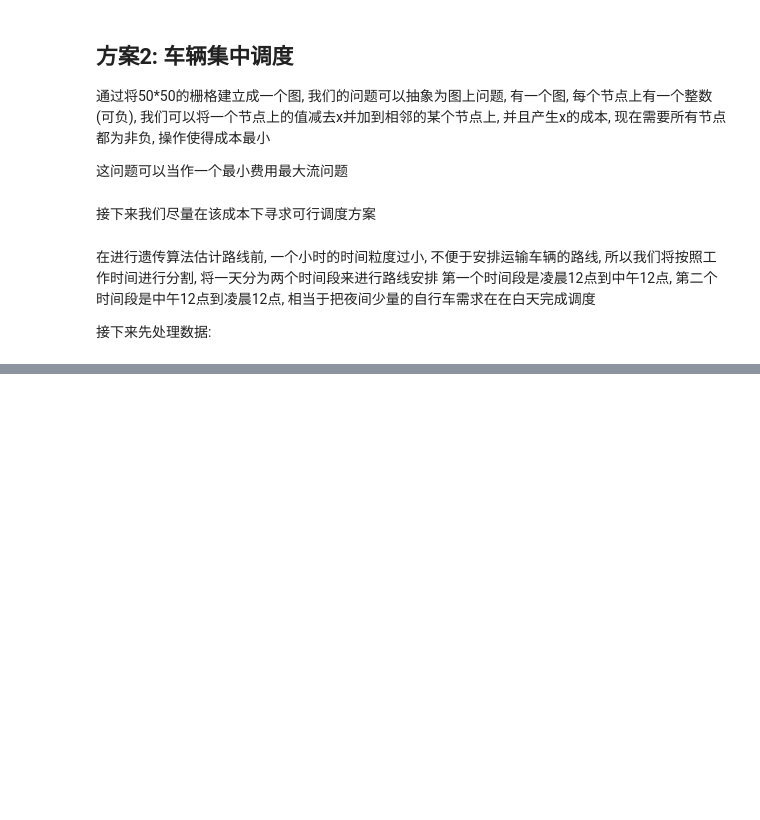
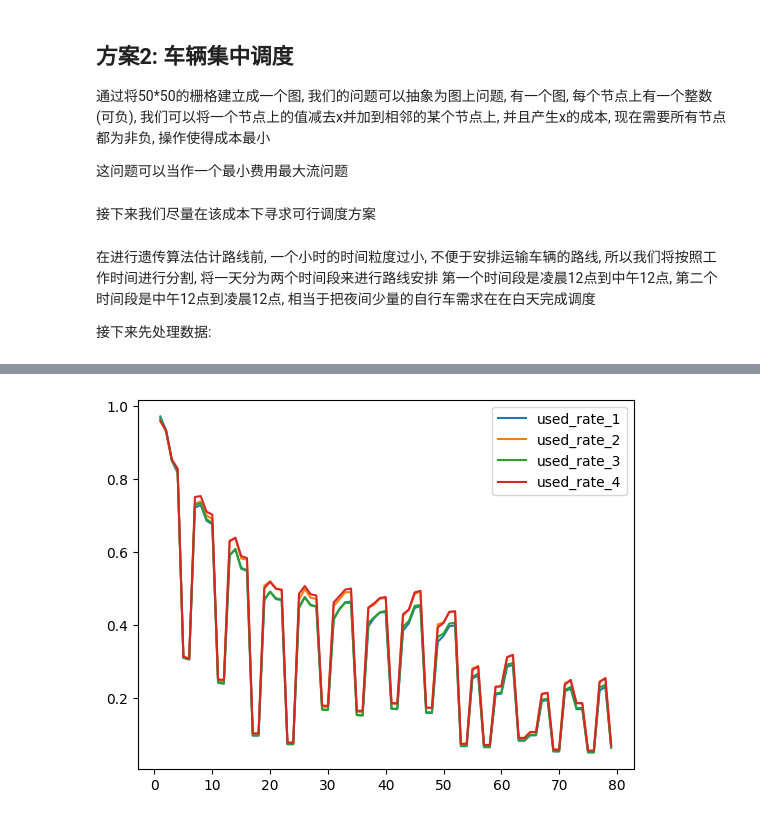
Before and after one commit to DnullP/Bike-Sharing-Schedualing, a Jupyter notebook: run_enc.ipynb, the cells around one changed output, grey strips where cells are left out. Drawn from its saved outputs; the diff is of its cells as text; code cells hidden in the pictures; blank space fills up the shorter version.

```diff
--- a/run_enc.ipynb
+++ b/run_enc.ipynb
@@ -610,0 +669,17 @@ nan
+# %%
+
+used_rate_1 = np.loadtxt('used_rate_list_1.csv', delimiter=',')
+used_rate_2 = np.loadtxt('used_rate_list_2.csv', delimiter=',')
+used_rate_3 = np.loadtxt('used_rate_list_3.csv', delimiter=',')
+used_rate_4 = np.loadtxt('used_rate_list_4.csv', delimiter=',')
+
+plt.plot(used_rate_1, label='used_rate_1')
+plt.plot(used_rate_2, label='used_rate_2')
+plt.plot(used_rate_3, label='used_rate_3')
+plt.plot(used_rate_4, label='used_rate_4')
+plt.legend()
+plt.show()
+
+cost_3 = np.loadtxt('cost_list_3.csv', delimiter=',')
+# %% [output]
+[figure, added]
```
Also changed, not shown: parts of 4 cells of this notebook, 14 other files.
